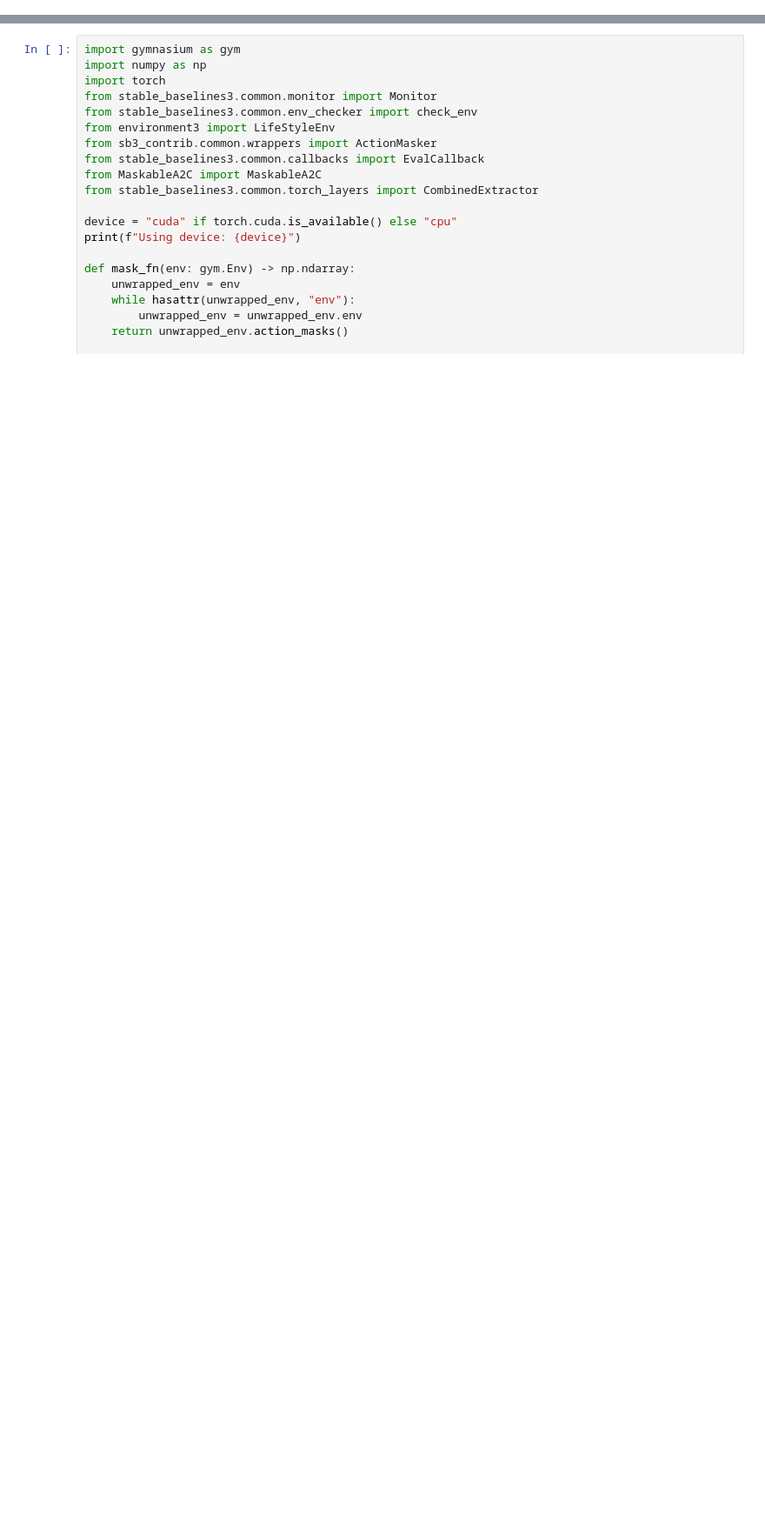
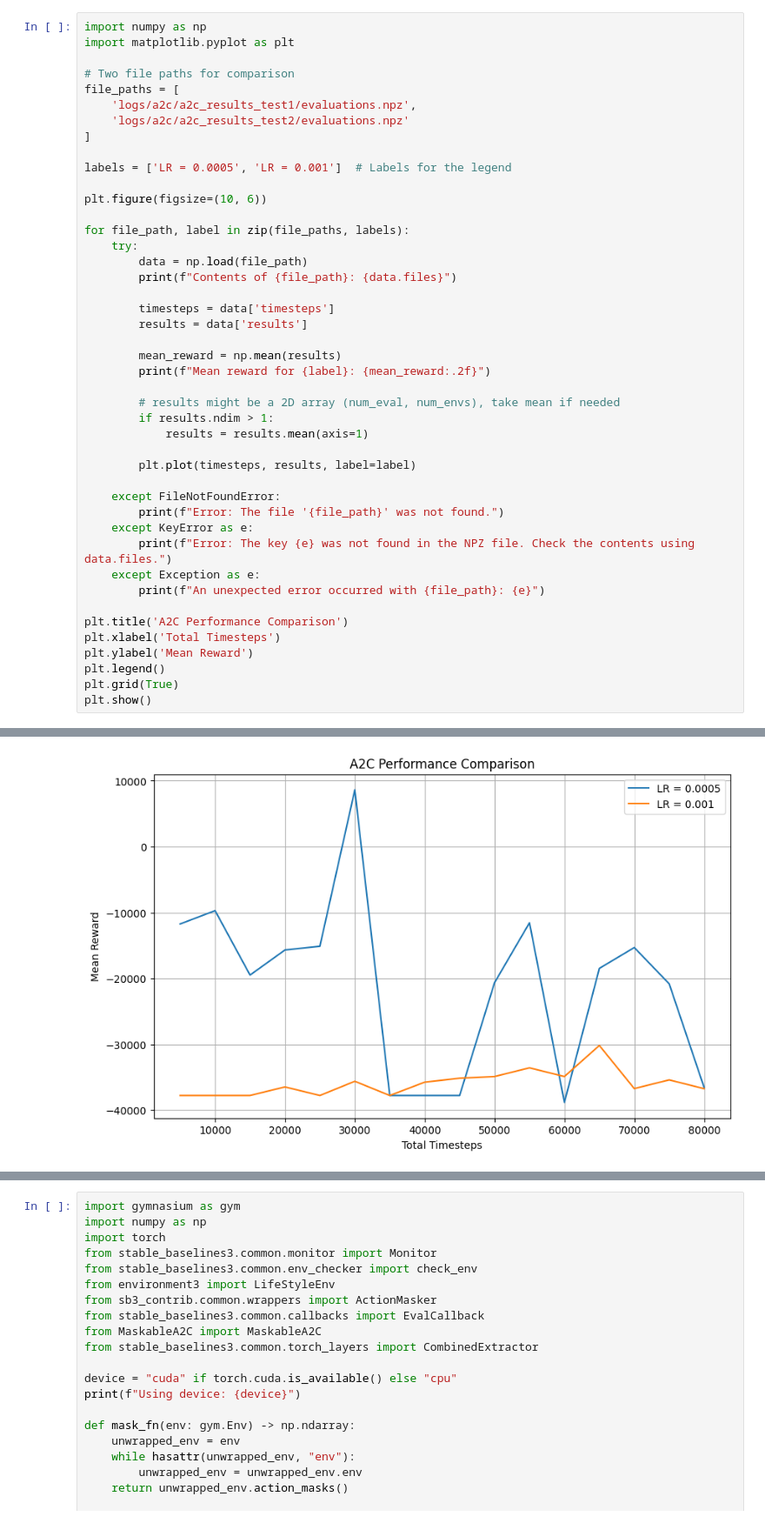
Before and after one commit to TSRay911/ml_assignment, a Jupyter notebook: training/maskable_A2C.ipynb, the cells around one changed output, grey strips where cells are left out. Shown at 87% size. Cells and saved outputs as stored; diff of their text form; blank space fills up the shorter version.

```diff
--- a/training/maskable_A2C.ipynb
+++ b/training/maskable_A2C.ipynb
@@ -0,0 +171,45 @@
+# %%
+import numpy as np
+import matplotlib.pyplot as plt
+
+# Two file paths for comparison
+file_paths = [
+    'logs/a2c/a2c_results_test1/evaluations.npz',
+    'logs/a2c/a2c_results_test2/evaluations.npz'
+]
+
+labels = ['LR = 0.0005', 'LR = 0.001']  # Labels for the legend
+
+plt.figure(figsize=(10, 6))
+
+for file_path, label in zip(file_paths, labels):
+    try:
+        data = np.load(file_path)
+        print(f"Contents of {file_path}: {data.files}")
+
+        timesteps = data['timesteps']
+        results = data['results']
+
+        mean_reward = np.mean(results)
+        print(f"Mean reward for {label}: {mean_reward:.2f}")
+
+        # results might be a 2D array (num_eval, num_envs), take mean if needed
+        if results.ndim > 1:
+            results = results.mean(axis=1)
+
+        plt.plot(timesteps, results, label=label)
+
+    except FileNotFoundError:
+        print(f"Error: The file '{file_path}' was not found.")
+    except KeyError as e:
+        print(f"Error: The key {e} was not found in the NPZ file. Check the contents using data.files.")
+    except Exception as e:
+        print(f"An unexpected error occurred with {file_path}: {e}")
+
+plt.title('A2C Performance Comparison')
+plt.xlabel('Total Timesteps')
+plt.ylabel('Mean Reward')
+plt.legend()
+plt.grid(True)
+plt.show()
+# %% [output]
@@ -0,0 +220 @@
+[figure, added]
```
Also changed, not shown: parts of 10 cells of this notebook, 54 other files.
